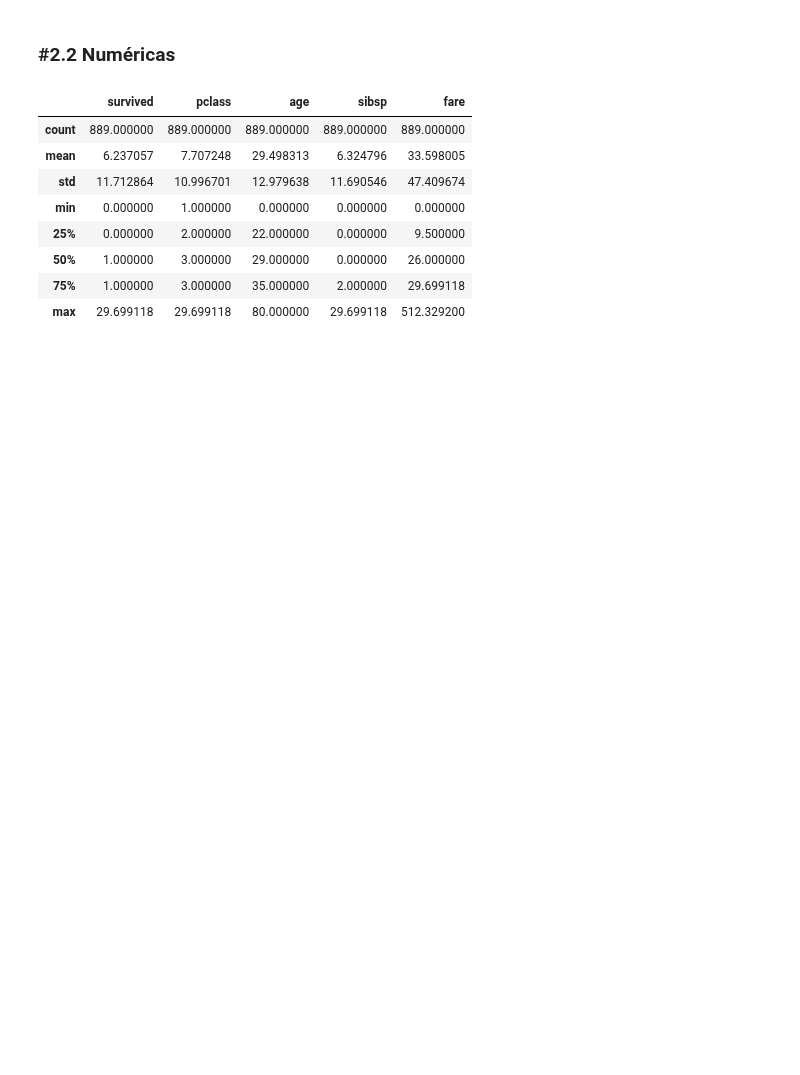
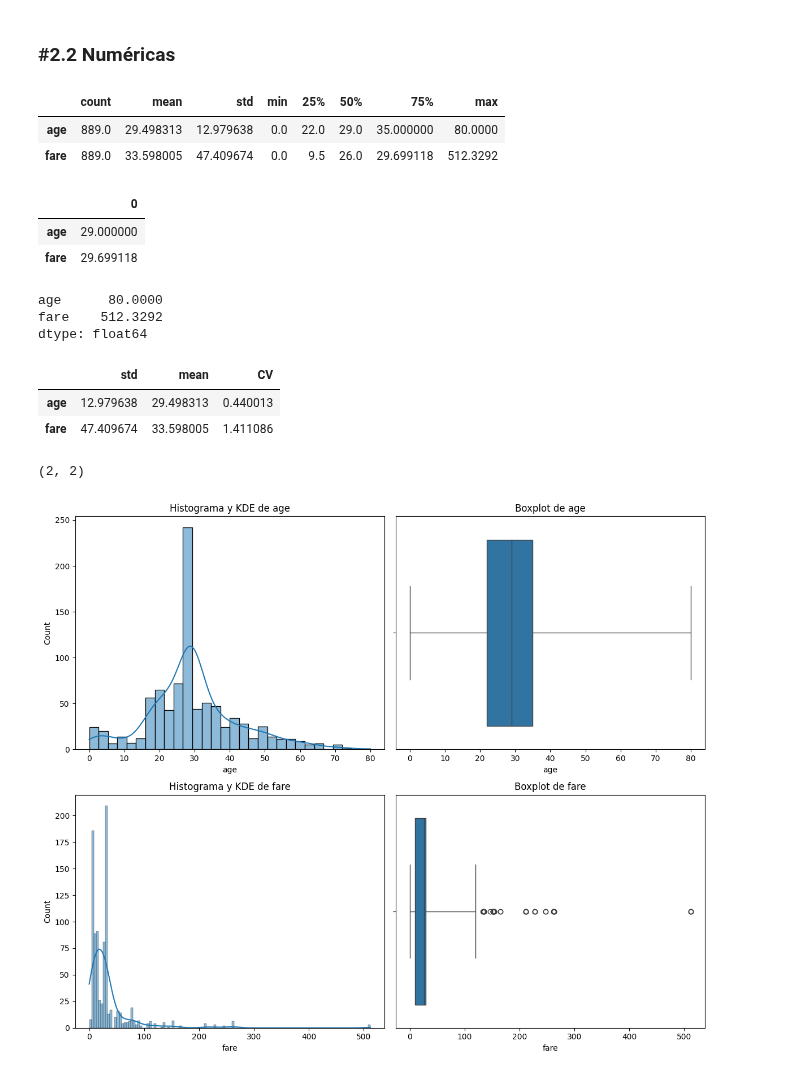
Before and after one commit to CarlosNoya/ONLINE_DS_THEBRIDGE_TRABAJOS, a Jupyter notebook: SPRINT_07/Unidad_01/Practica_Obligatoria/18_Practica_Obligatoria_Univariante.ipynb, the cells around one changed output. Saved outputs shown, nothing was run; the diff lists cells and outputs as text; code cells hidden in the pictures; blank space fills up the shorter version.

```diff
--- a/SPRINT_07/Unidad_01/Practica_Obligatoria/18_Practica_Obligatoria_Univariante.ipynb
+++ b/SPRINT_07/Unidad_01/Practica_Obligatoria/18_Practica_Obligatoria_Univariante.ipynb
@@ -284,14 +373,29 @@ df_titanic[variables_categoricas].mode()
 # %% [markdown]
 ### #2.2 Numéricas
-# %%
-df_titanic.describe()
-# %% [output]
-|  | survived | pclass | age | sibsp | fare |
-| count | 889.000000 | 889.000000 | 889.000000 | 889.000000 | 889.000000 |
-| mean | 6.237057 | 7.707248 | 29.498313 | 6.324796 | 33.598005 |
-| std | 11.712864 | 10.996701 | 12.979638 | 11.690546 | 47.409674 |
-| min | 0.000000 | 1.000000 | 0.000000 | 0.000000 | 0.000000 |
-| 25% | 0.000000 | 2.000000 | 22.000000 | 0.000000 | 9.500000 |
-| 50% | 1.000000 | 3.000000 | 29.000000 | 0.000000 | 26.000000 |
-| 75% | 1.000000 | 3.000000 | 35.000000 | 2.000000 | 29.699118 |
-| max | 29.699118 | 29.699118 | 80.000000 | 29.699118 | 512.329200 |
+# %%
+variables_numericas = [
+    "age",
+    "fare",
+]
+# %%
+df_titanic_analisis[variables_numericas].describe().T
+# %% [output]
+|  | count | mean | std | min | 25% | 50% | 75% | max |
+| age | 889.0 | 29.498313 | 12.979638 | 0.0 | 22.0 | 29.0 | 35.000000 | 80.0000 |
+| fare | 889.0 | 33.598005 | 47.409674 | 0.0 | 9.5 | 26.0 | 29.699118 | 512.3292 |
+# %%
+# Moda
+df_titanic_analisis[variables_numericas].mode().T
+# %% [output]
+|  | 0 |
+| age | 29.000000 |
+| fare | 29.699118 |
+# %%
+#IQR : Rango Intercuatilico
+
+Rango_IQR = df_titanic[variables_numericas].describe().T["max"]-df_titanic[variables_numericas].describe().T["min"]
+Rango_IQR
+# %% [output]
+age      80.0000
+fare    512.3292
+dtype: float64
@@ -297,0 +407,12 @@ df_titanic.describe()
+# %%
+# CV : Coeficiente de Variacion
+variabilidad (df_titanic_analisis[variables_numericas])
+# %% [output]
+|  | std | mean | CV |
+| age | 12.979638 | 29.498313 | 0.440013 |
+| fare | 47.409674 | 33.598005 | 1.411086 |
+# %%
+bc.plot_combined_graphs(df_titanic_analisis,variables_numericas, whisker_width=4.5)
+# %% [output]
+(2, 2)
+[figure, added]
```
Also changed, not shown: parts of 13 cells of this notebook.
